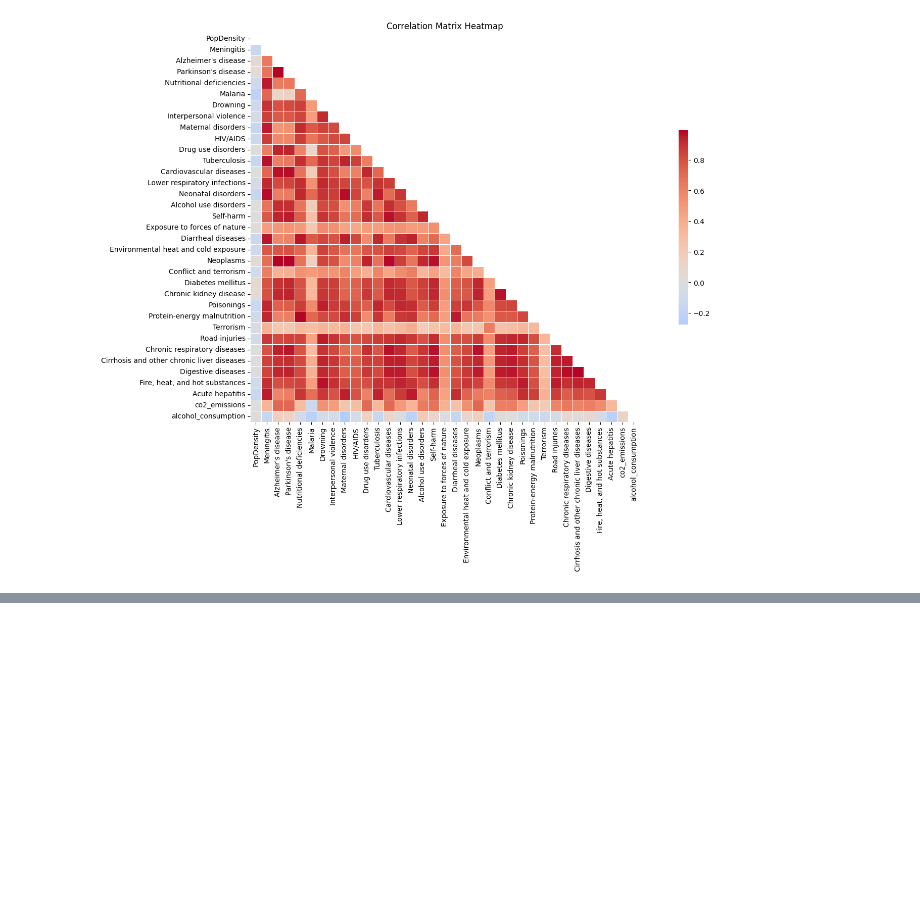
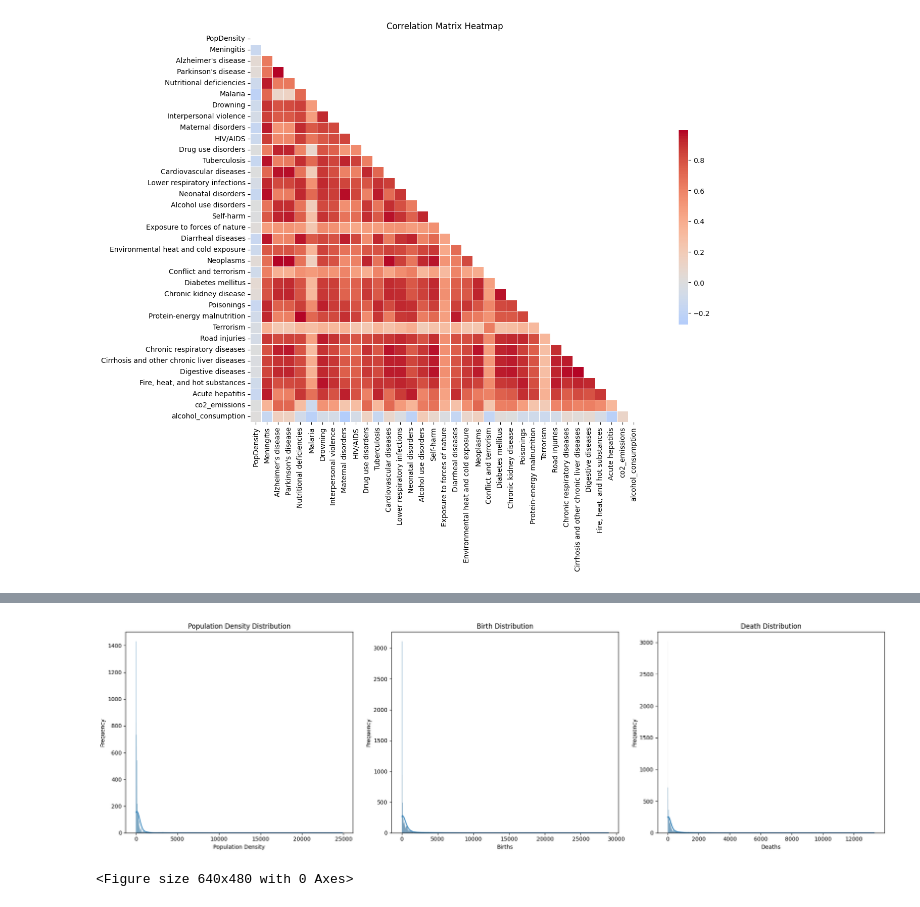
Before and after one commit to ConnorWiltsie/Homework4, a Jupyter notebook: Homework4.ipynb, the cells around one changed output, grey strips where cells are left out. Drawn from its saved outputs; the diff is of its cells as text; code cells hidden in the pictures; blank space fills up the shorter version.

Commit message:
Added the rest of the graphs

```diff
--- a/Homework4.ipynb
+++ b/Homework4.ipynb
@@ -129,0 +155,36 @@ plt.show()
+# %%
+# Read CSV
+df = pd.read_csv("Dataset19.csv", index_col=1)
+
+# Multiple graphs
+fig, axs = plt.subplots(1, 3, figsize=(20, 6))  # 1 row, 2 columns
+
+# Plotting first histogram
+sns.histplot(df['PopDensity'], kde=True, ax=axs[0])
+axs[0].set_title('Population Density Distribution')
+axs[0].set_xlabel('Population Density')
+axs[0].set_ylabel('Frequency')
+
+# Plotting second histogram
+sns.histplot(df['Births'], kde=True, ax=axs[1])
+axs[1].set_title('Birth Distribution')
+axs[1].set_xlabel('Births')
+axs[1].set_ylabel('Frequency')
+
+# Plotting third histogram
+sns.histplot(df['Deaths'], kde=True, ax=axs[2])
+axs[2].set_title('Death Distribution')
+axs[2].set_xlabel('Deaths')
+axs[2].set_ylabel('Frequency')
+
+# Adjust layout
+plt.tight_layout()
+
+# Show plots
+plt.show()
+
+plt.tight_layout()
+plt.show()
+# %% [output]
+[figure, added]
+<Figure size 640x480 with 0 Axes>
```
Also changed, not shown: parts of 13 cells of this notebook.
